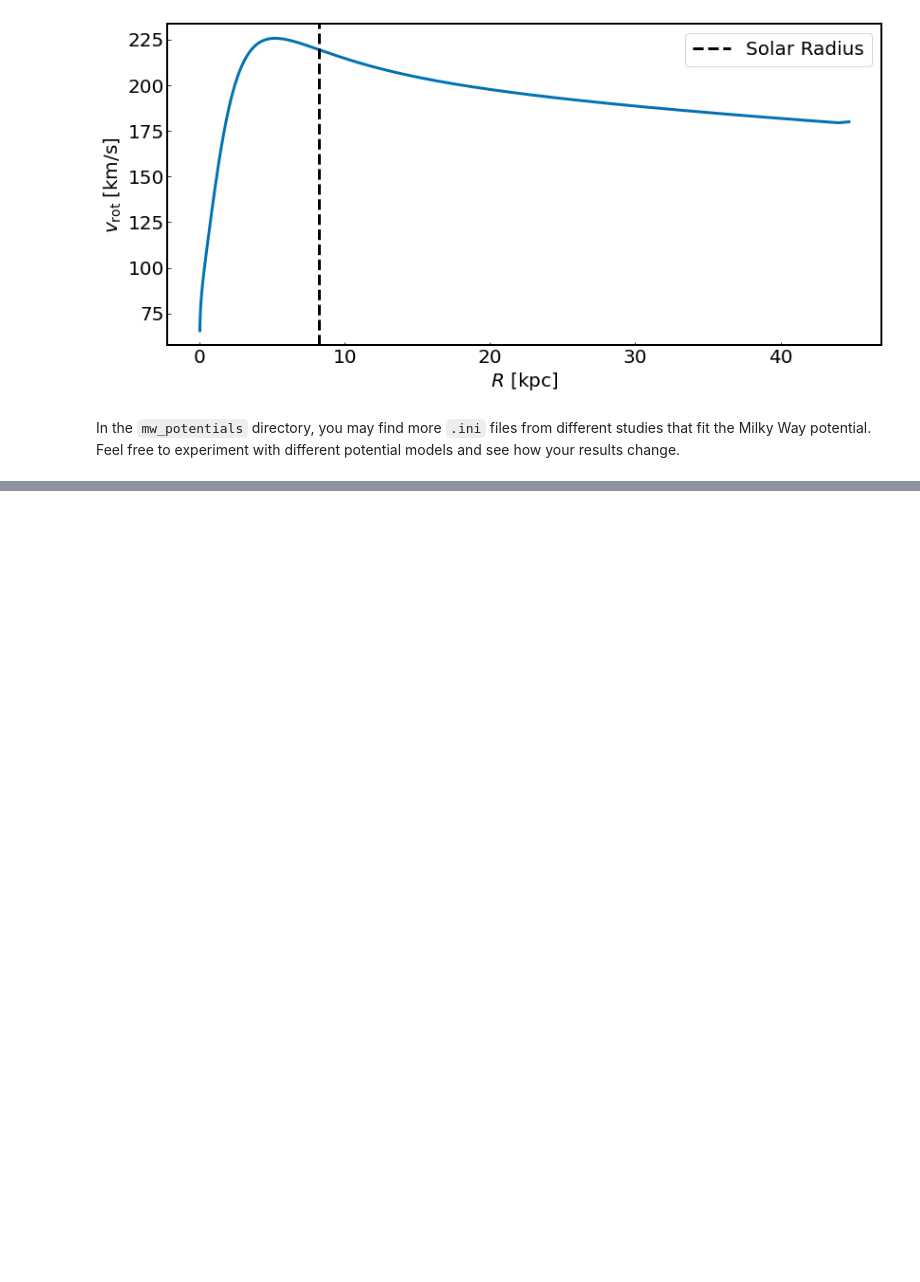
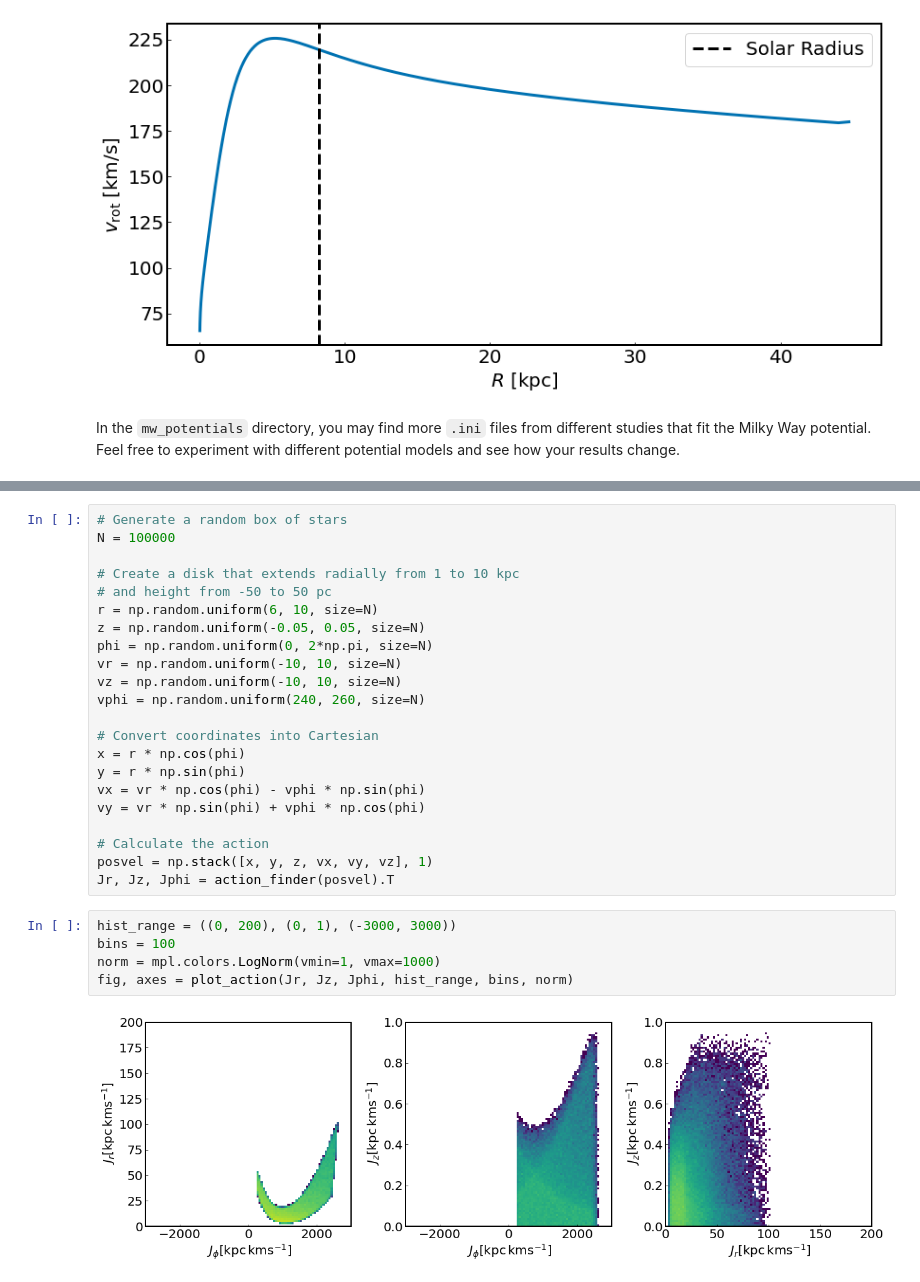
Before and after one commit to trivnguyen/gaia-dr3-agama-tutorial, a Jupyter notebook: action_angle_tutorial.ipynb, the cells around one changed output, grey strips where cells are left out. Saved outputs shown, nothing was run; the diff lists cells and outputs as text; blank space fills up the shorter version.

```diff
--- a/action_angle_tutorial.ipynb
+++ b/action_angle_tutorial.ipynb
@@ -255,0 +321,29 @@ fig.tight_layout()
+# %%
+# Generate a random box of stars
+N = 100000
+
+# Create a disk that extends radially from 1 to 10 kpc
+# and height from -50 to 50 pc
+r = np.random.uniform(6, 10, size=N)
+z = np.random.uniform(-0.05, 0.05, size=N)
+phi = np.random.uniform(0, 2*np.pi, size=N)
+vr = np.random.uniform(-10, 10, size=N)
+vz = np.random.uniform(-10, 10, size=N)
+vphi = np.random.uniform(240, 260, size=N)
+
+# Convert coordinates into Cartesian
+x = r * np.cos(phi)
+y = r * np.sin(phi)
+vx = vr * np.cos(phi) - vphi * np.sin(phi)
+vy = vr * np.sin(phi) + vphi * np.cos(phi)
+
+# Calculate the action
+posvel = np.stack([x, y, z, vx, vy, vz], 1)
+Jr, Jz, Jphi = action_finder(posvel).T
+# %%
+hist_range = ((0, 200), (0, 1), (-3000, 3000))
+bins = 100
+norm = mpl.colors.LogNorm(vmin=1, vmax=1000)
+fig, axes = plot_action(Jr, Jz, Jphi, hist_range, bins, norm)
+# %% [output]
+[figure, added]
```
Also changed, not shown: parts of 16 cells of this notebook.
